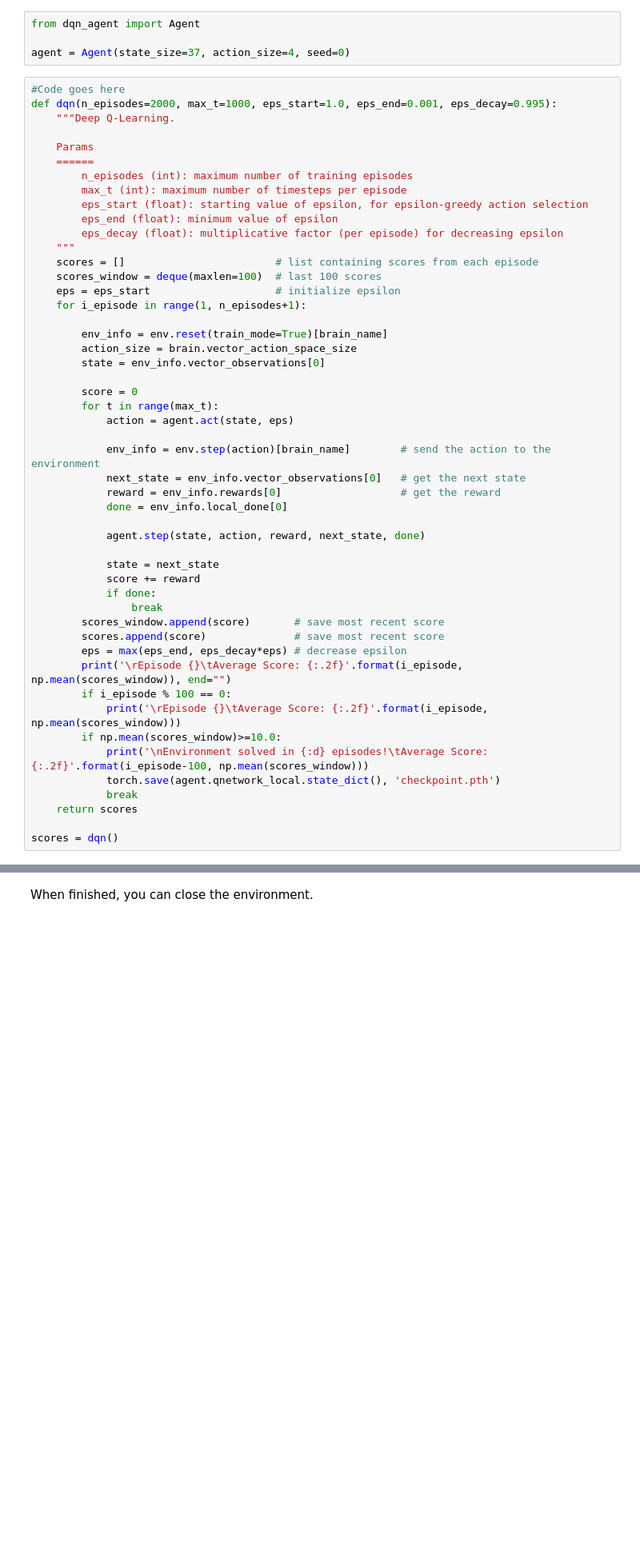
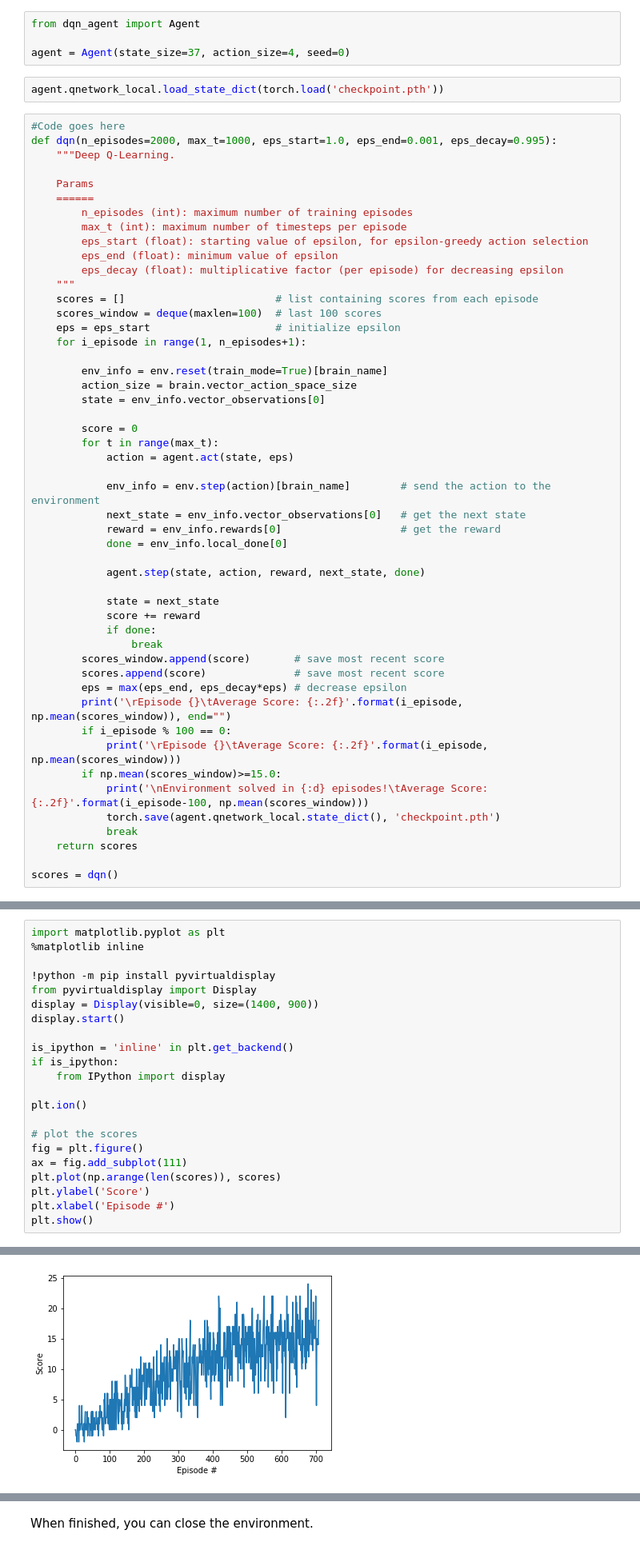
Before and after one commit to JayLohokare/banana-world-navigation, a Jupyter notebook: Navigation.ipynb, the cells around one changed output, grey strips where cells are left out. Shown at 80% size. Saved outputs shown, nothing was run; the diff lists cells and outputs as text; blank space fills up the shorter version.

```diff
--- a/Navigation.ipynb
+++ b/Navigation.ipynb
@@ -105,6 +106,8 @@ Note that **in this coding environment, you will not be able to watch the agent
 from dqn_agent import Agent
 
 agent = Agent(state_size=37, action_size=4, seed=0)
+# %%
+agent.qnetwork_local.load_state_dict(torch.load('checkpoint.pth'))
 # %%
 #Code goes here
 def dqn(n_episodes=2000, max_t=1000, eps_start=1.0, eps_end=0.001, eps_decay=0.995):
@@ -148,7 +151,7 @@ def dqn(n_episodes=2000, max_t=1000, eps_start=1.0, eps_end=0.001, eps_decay=0.9
         print('\rEpisode {}\tAverage Score: {:.2f}'.format(i_episode, np.mean(scores_window)), end="")
         if i_episode % 100 == 0:
             print('\rEpisode {}\tAverage Score: {:.2f}'.format(i_episode, np.mean(scores_window)))
-        if np.mean(scores_window)>=10.0:
+        if np.mean(scores_window)>=15.0:
             print('\nEnvironment solved in {:d} episodes!\tAverage Score: {:.2f}'.format(i_episode-100, np.mean(scores_window)))
             torch.save(agent.qnetwork_local.state_dict(), 'checkpoint.pth')
             break
@@ -159,0 +164,23 @@ KeyboardInterrupt:
+# %%
+import matplotlib.pyplot as plt
+%matplotlib inline
+
+!python -m pip install pyvirtualdisplay
+from pyvirtualdisplay import Display
+display = Display(visible=0, size=(1400, 900))
+display.start()
+
+is_ipython = 'inline' in plt.get_backend()
+if is_ipython:
+    from IPython import display
+
+plt.ion()
+
+# plot the scores
+fig = plt.figure()
+ax = fig.add_subplot(111)
+plt.plot(np.arange(len(scores)), scores)
+plt.ylabel('Score')
+plt.xlabel('Episode #')
+plt.show()
+# %% [output]
@@ -160,3 +201,4 @@ KeyboardInterrupt:
+[figure, added]
 # %%
 #Test the trained agents here
 agent.qnetwork_local.load_state_dict(torch.load('checkpoint.pth'))
```
Also changed, not shown: parts of 4 cells of this notebook, 1 other file.
